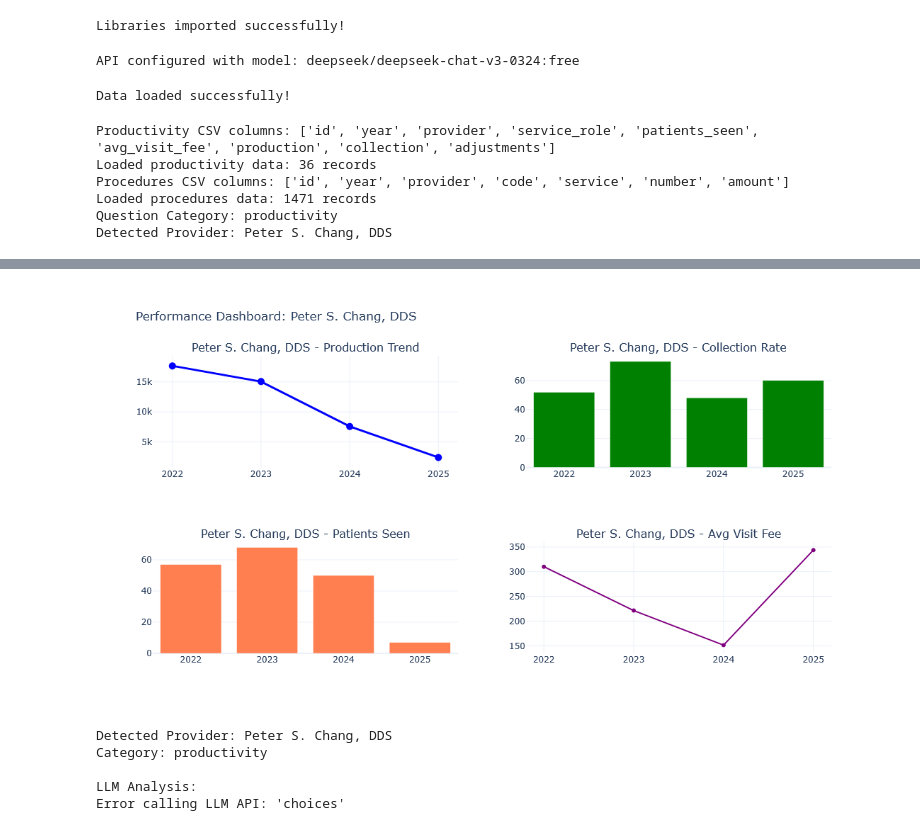
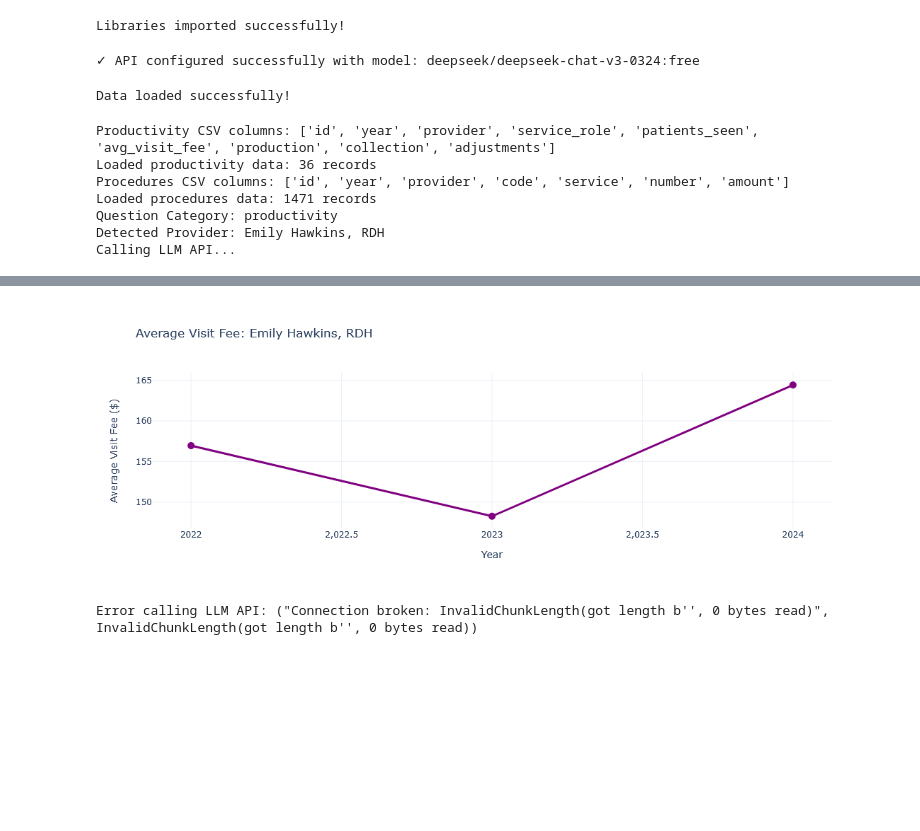
Before and after one commit to dimmediato/DAPLINK.AI-Project, a Jupyter notebook: Detailed_Question_Pipeline_LLM.ipynb, the cells around one changed output, grey strips where cells are left out. Saved outputs shown, nothing was run; the diff lists cells and outputs as text; code cells hidden in the pictures; blank space fills up the shorter version.

```diff
--- a/Detailed_Question_Pipeline_LLM.ipynb
+++ b/Detailed_Question_Pipeline_LLM.ipynb
@@ -44,9 +49,38 @@ headers = {
     "X-Title": "Dental Practice Valuation Q&A"
 }
 
-print(f"API configured with model: {MODEL}")
+# Test API connection
+def test_api_connection():
+    """Test if the API key is valid and connection works"""
+    if OPENROUTER_API_KEY == "your-api-key-here":
+        print("⚠️ WARNING: API key not set! Please replace 'your-api-key-here' with your actual OpenRouter API key")
+        print("Without an API key, the LLM features won't work.")
+        return False
+
+    try:
+        test_response = requests.post(
+            OPENROUTER_URL,
+            headers=headers,
+            json={
+                "model": MODEL,
+                "messages": [{"role": "user", "content": "Say 'API connected'"}],
+                "max_tokens": 10
+            }
+        )
+        if test_response.status_code == 200:
+            print(f"✓ API configured successfully with model: {MODEL}")
+            return True
+        else:
+            print(f"✗ API error: Status {test_response.status_code}")
+            print(f"Response: {test_response.text}")
+            return False
+    except Exception as e:
+        print(f"✗ Connection error: {e}")
+        return False
+
+api_connected = test_api_connection()
 # %% [output]
-API configured with model: deepseek/deepseek-chat-v3-0324:free
+✓ API configured successfully with model: deepseek/deepseek-chat-v3-0324:free
 # %%
 # ============================================================================
 # CELL 3: Enhanced Data Loading and Validation Functions
@@ -1524,33 +1938,24 @@ if __name__ == "__main__":
 # %% [output]
 Data loaded successfully!
 # %%
-# Test the enhanced pipeline
+# Load data
 practice_data = DentalPracticeData(
     json_file_path="demo_clinic.json",
     productivity_csv="CSVs/productivity_2022_2025_all.csv",
     procedures_csv="CSVs/procedures_2022_2025_all.csv"
 )
 
-# Test with provider-specific question
-question = "What is the productivity trend for Harvey Seybold, DDS?"
-result = process_question_with_visualizations(question, practice_data)
+# Test specific value question
+question1 = "What is the average visit fee for Emily Hawkins, RDH?"
+result1 = process_question_with_visualizations(question1, practice_data)
 
-# The pipeline will now:
-# 1. Detect "Harvey Seybold" as a provider
-# 2. Create a custom 4-panel dashboard showing:
-#    - Production trend line chart
-#    - Collection rate by year
-#    - Patients seen by year
-#    - Average visit fee trend
-# 3. The LLM will receive Harvey's specific data and analyze his trends
-
-print(f"\nDetected Provider: {result['provider']}")
-print(f"Category: {result['category']}")
-print(f"\nLLM Analysis:\n{result['answer']}")
+# The LLM will provide detailed analysis for both
+print(result1['answer'])
 # %% [output]
 Productivity CSV columns: ['id', 'year', 'provider', 'service_role', 'patients_seen', 'avg_visit_fee', 'production', 'collection', 'adjustments']
 Loaded productivity data: 36 records
 Procedures CSV columns: ['id', 'year', 'provider', 'code', 'service', 'number', 'amount']
 Loaded procedures data: 1471 records
 Question Category: productivity
-Detected Provider: Peter S. Chang, DDS
+Detected Provider: Emily Hawkins, RDH
+Calling LLM API...
@@ -1558,6 +1962,2 @@ Detected Provider: Peter S. Chang, DDS
-[figure, old version]
+[figure, new version]
-Detected Provider: Peter S. Chang, DDS
-Category: productivity
-
-LLM Analysis:
-Error calling LLM API: 'choices'
+Error calling LLM API: ("Connection broken: InvalidChunkLength(got length b'', 0 bytes read)", InvalidChunkLength(got length b'', 0 bytes read))
```
Also changed, not shown: parts of 5 cells of this notebook.
